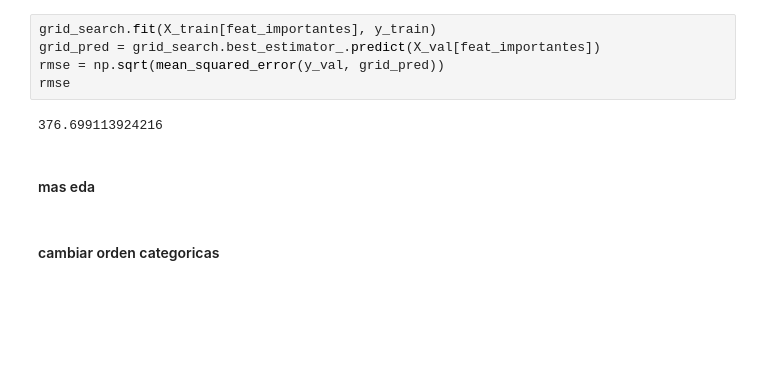
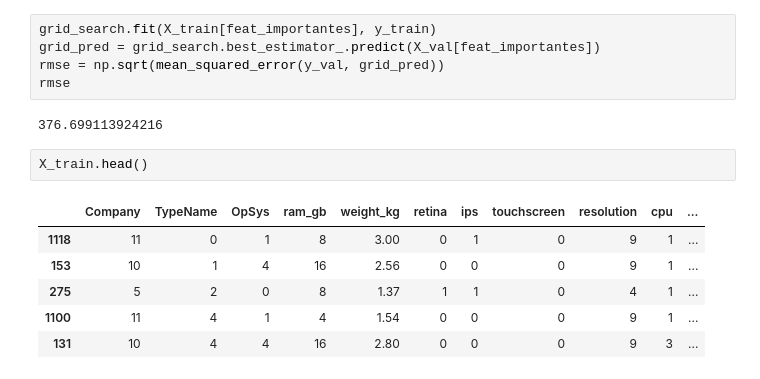
Before and after one commit to njisly/online_ds_thebridge_Nur, a Jupyter notebook: ejercicios/04_Machine_Learning/Kaggle/kaggle_2.ipynb, the cells around one changed output. Cells and saved outputs as stored; diff of their text form; blank space fills up the shorter version.

```diff
--- a/ejercicios/04_Machine_Learning/Kaggle/kaggle_2.ipynb
+++ b/ejercicios/04_Machine_Learning/Kaggle/kaggle_2.ipynb
@@ -943,7 +938,12 @@ rmse = np.sqrt(mean_squared_error(y_val, grid_pred))
 rmse
 # %% [output]
 376.699113924216
-# %% [markdown]
-#### mas eda
-# %% [markdown]
-#### cambiar orden categoricas
+# %%
+X_train.head()
+# %% [output]
+|  | Company | TypeName | OpSys | ram_gb | weight_kg | retina | ips | touchscreen | resolution | cpu | ... |
+| 1118 | 11 | 0 | 1 | 8 | 3.00 | 0 | 1 | 0 | 9 | 1 | ... |
+| 153 | 10 | 1 | 4 | 16 | 2.56 | 0 | 0 | 0 | 9 | 1 | ... |
+| 275 | 5 | 2 | 0 | 8 | 1.37 | 1 | 1 | 0 | 4 | 1 | ... |
+| 1100 | 11 | 4 | 1 | 4 | 1.54 | 0 | 0 | 0 | 9 | 1 | ... |
+| 131 | 10 | 4 | 4 | 16 | 2.80 | 0 | 0 | 0 | 9 | 3 | ... |
```
Also changed, not shown: parts of 10 cells of this notebook, 6 other files.
